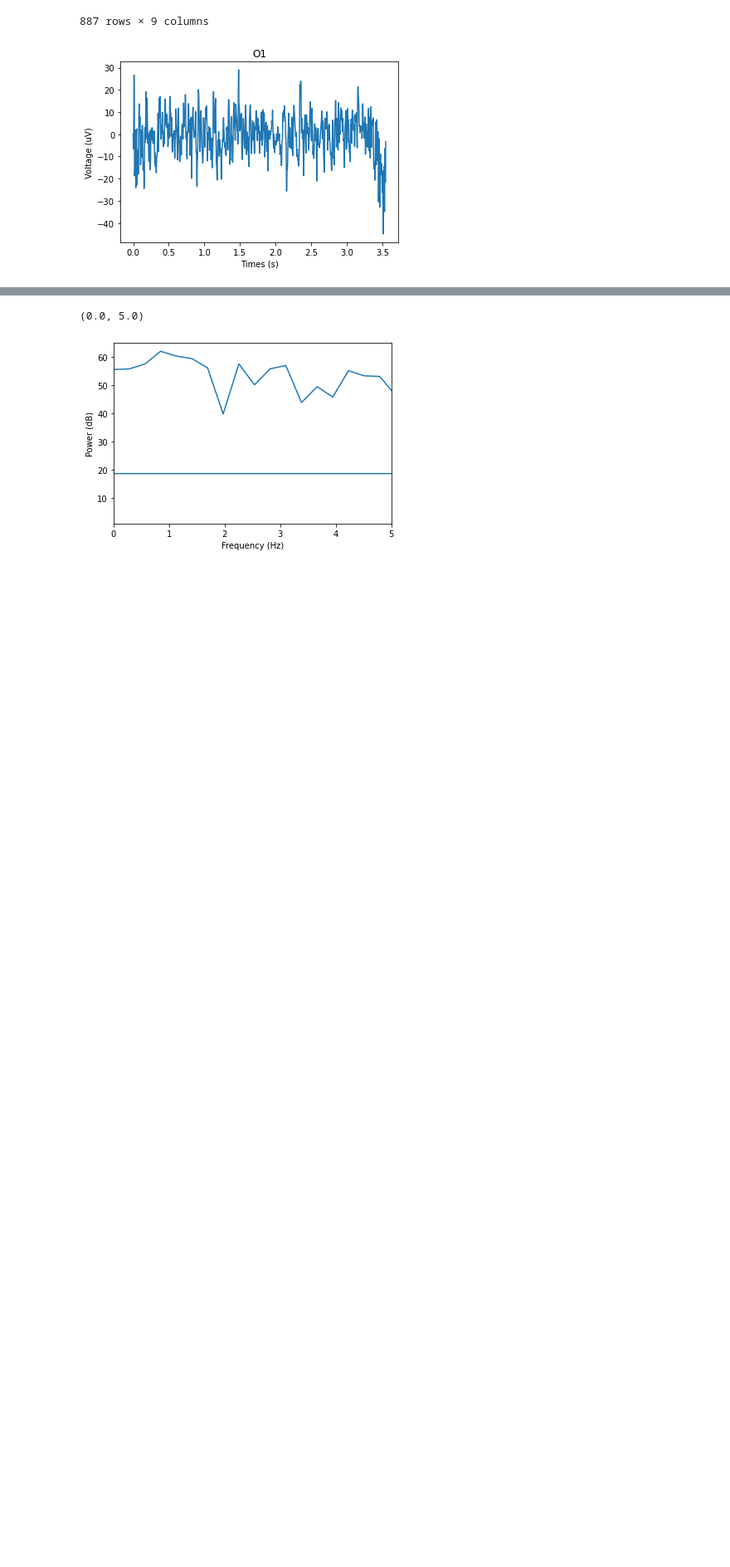
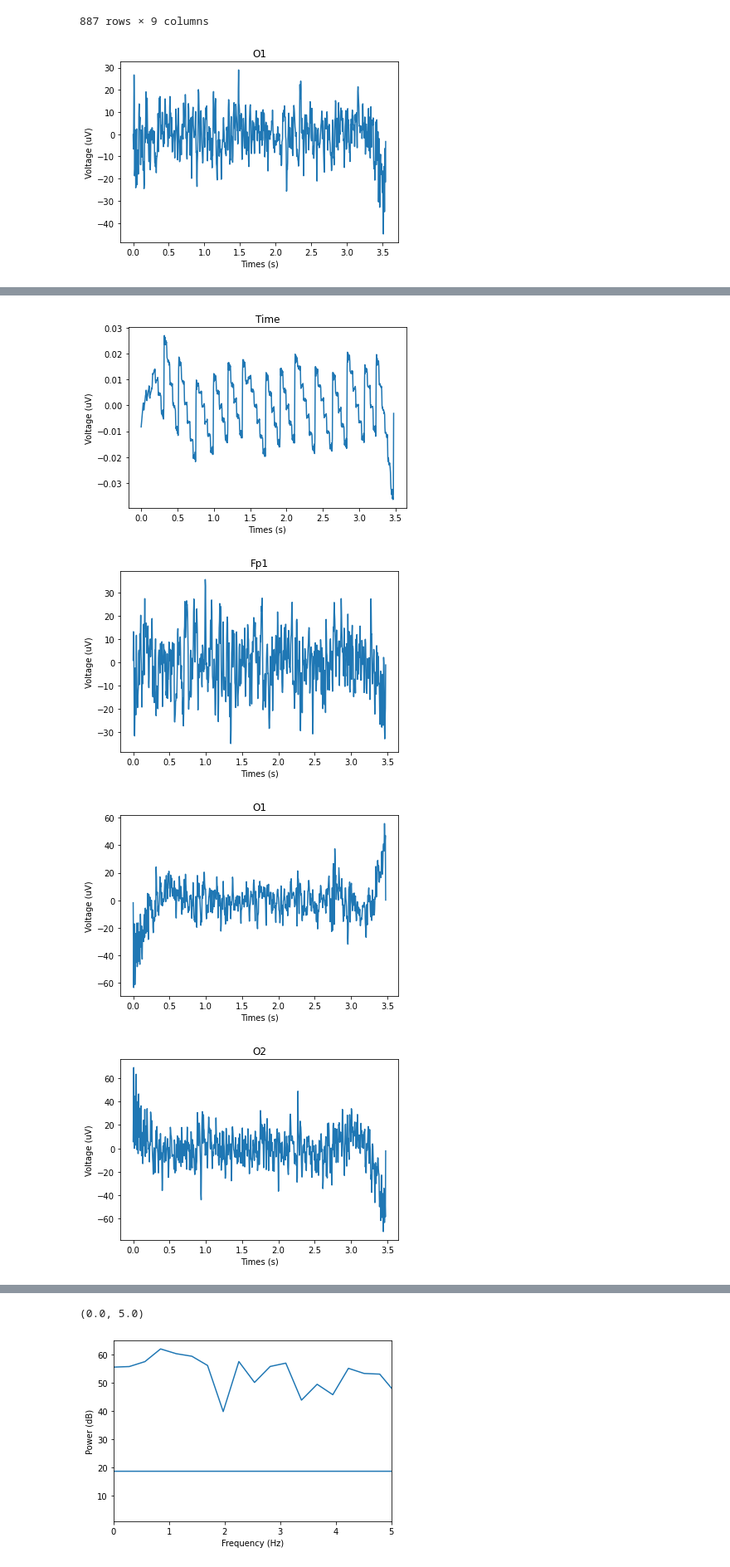
Before and after one commit to jjjoelle/Spelling-BeeCI, a Jupyter notebook: epoching.ipynb, the cells around one changed output, grey strips where cells are left out. Shown: that part at 83% size. Cells and saved outputs as stored; diff of their text form; code cells hidden in the pictures; blank space fills up the shorter version.

```diff
--- a/epoching.ipynb
+++ b/epoching.ipynb
@@ -154,0 +156,7 @@ plot_channel(filt, channel='O1', Fs=250, start=0, end=5)
+# %%
+plot_ssvep(filt)
+# %% [output]
+[figure, added]
+[figure, added]
+[figure, added]
+[figure, added]
```
Also changed, not shown: parts of 3 cells of this notebook, 2 other files.
